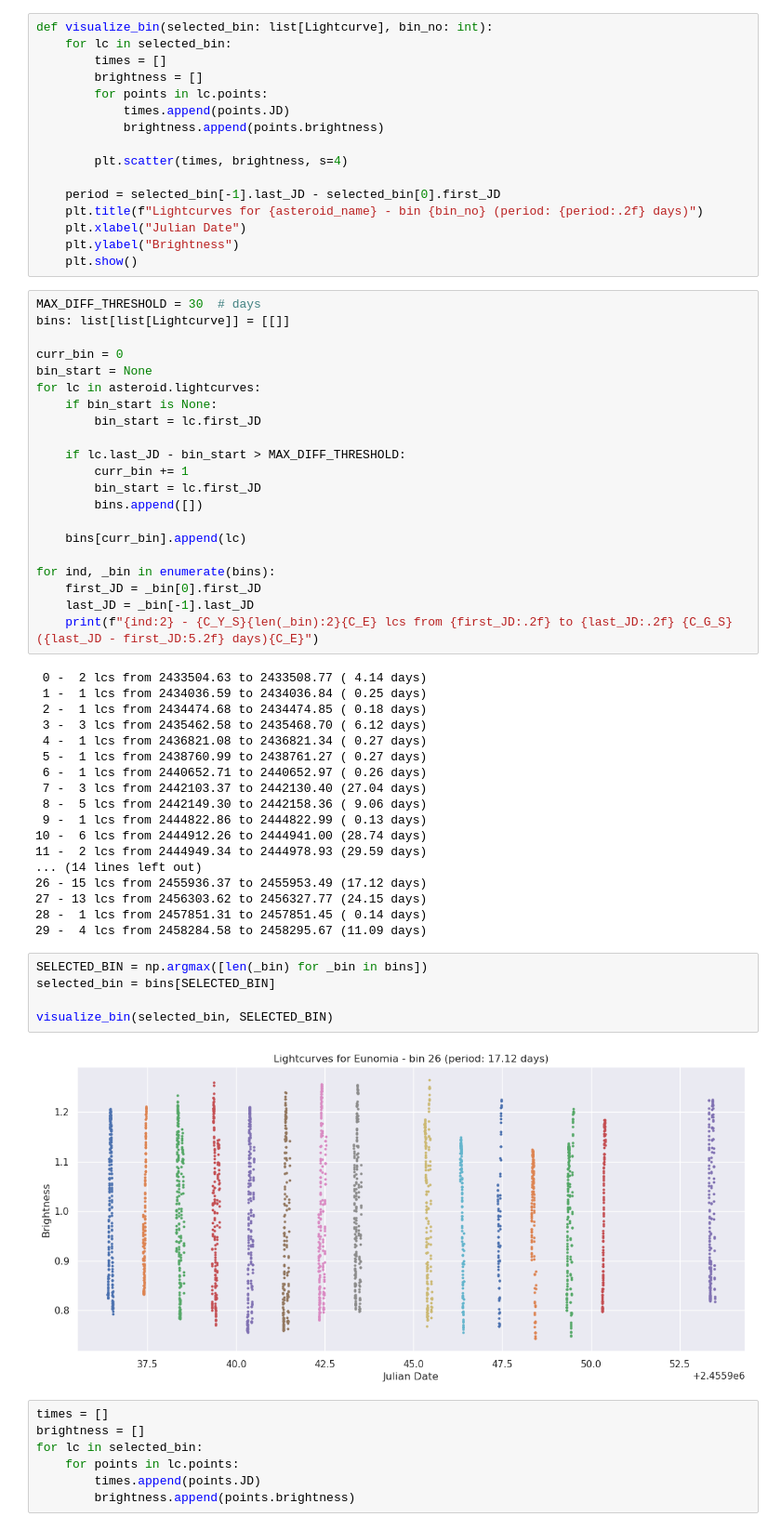
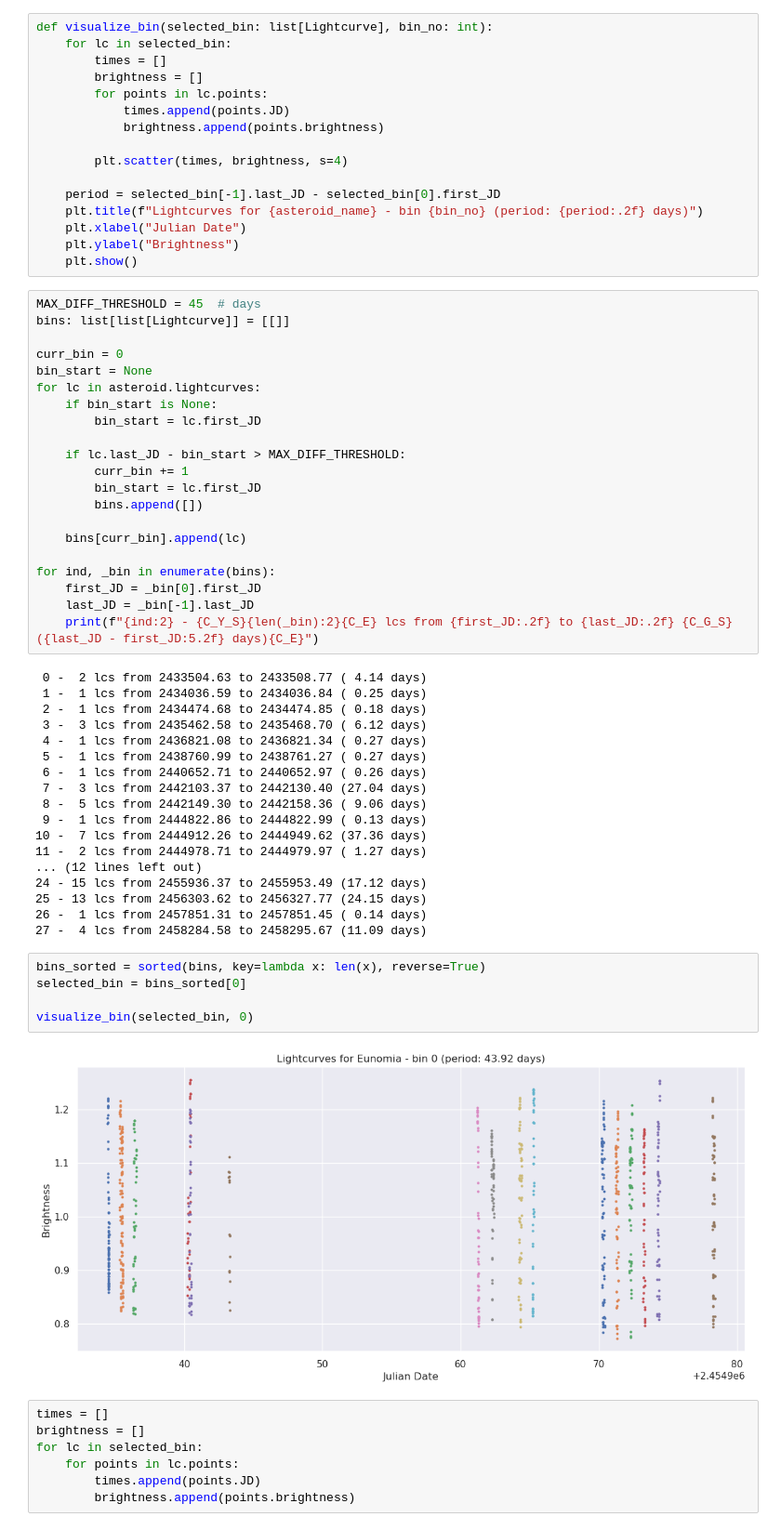
Before and after one commit to Vosloo/asteroid-lightcurves, a Jupyter notebook: EDA.ipynb, the cells around one changed output. Shown at 93% size. Cells and saved outputs as stored; diff of their text form.

```diff
--- a/EDA.ipynb
+++ b/EDA.ipynb
@@ -208,7 +208,7 @@ def visualize_bin(selected_bin: list[Lightcurve], bin_no: int):
     plt.ylabel("Brightness")
     plt.show()
 # %%
-MAX_DIFF_THRESHOLD = 30  # days
+MAX_DIFF_THRESHOLD = 45  # days
 bins: list[list[Lightcurve]] = [[]]
 
 curr_bin = 0
@@ -239,20 +239,20 @@ for ind, _bin in enumerate(bins):
  7 -  3 lcs from 2442103.37 to 2442130.40 (27.04 days)
  8 -  5 lcs from 2442149.30 to 2442158.36 ( 9.06 days)
  9 -  1 lcs from 2444822.86 to 2444822.99 ( 0.13 days)
-10 -  6 lcs from 2444912.26 to 2444941.00 (28.74 days)
-11 -  2 lcs from 2444949.34 to 2444978.93 (29.59 days)
-... (14 lines left out)
-26 - 15 lcs from 2455936.37 to 2455953.49 (17.12 days)
-27 - 13 lcs from 2456303.62 to 2456327.77 (24.15 days)
-28 -  1 lcs from 2457851.31 to 2457851.45 ( 0.14 days)
-29 -  4 lcs from 2458284.58 to 2458295.67 (11.09 days)
+10 -  7 lcs from 2444912.26 to 2444949.62 (37.36 days)
+11 -  2 lcs from 2444978.71 to 2444979.97 ( 1.27 days)
+... (12 lines left out)
+24 - 15 lcs from 2455936.37 to 2455953.49 (17.12 days)
+25 - 13 lcs from 2456303.62 to 2456327.77 (24.15 days)
+26 -  1 lcs from 2457851.31 to 2457851.45 ( 0.14 days)
+27 -  4 lcs from 2458284.58 to 2458295.67 (11.09 days)
-# %%
-SELECTED_BIN = np.argmax([len(_bin) for _bin in bins])
-selected_bin = bins[SELECTED_BIN]
-
-visualize_bin(selected_bin, SELECTED_BIN)
-# %% [output]
-[figure, removed]
+# %%
+bins_sorted = sorted(bins, key=lambda x: len(x), reverse=True)
+selected_bin = bins_sorted[0]
+
+visualize_bin(selected_bin, 0)
+# %% [output]
+[figure, added]
 # %%
 times = []
 brightness = []
```
Also changed, not shown: parts of 13 cells of this notebook, 1 other file.
